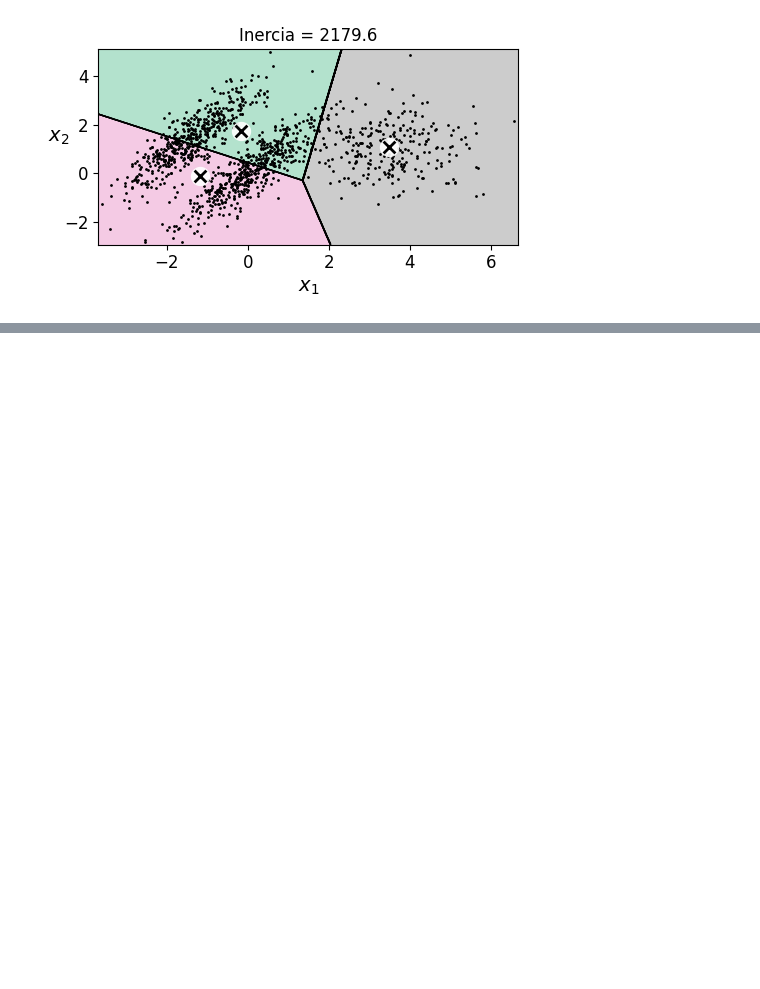
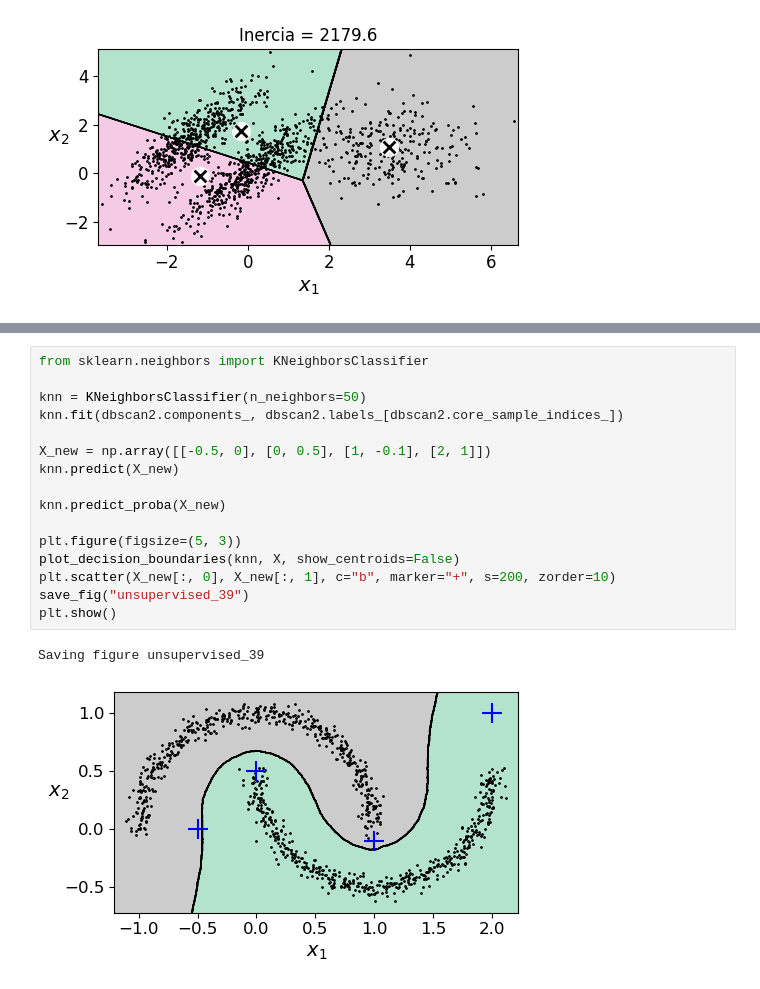
Before and after one commit to basictask/Elemzesmodszertan, a Jupyter notebook: 7_unsupervised/doc/images/unsupervised.ipynb, the cells around one changed output, grey strips where cells are left out. Drawn from its saved outputs; the diff is of its cells as text; blank space fills up the shorter version.

```diff
--- a/7_unsupervised/doc/images/unsupervised.ipynb
+++ b/7_unsupervised/doc/images/unsupervised.ipynb
@@ -855,0 +895,19 @@ Saving figure unsupervised_38
+# %%
+from sklearn.neighbors import KNeighborsClassifier
+
+knn = KNeighborsClassifier(n_neighbors=50)
+knn.fit(dbscan2.components_, dbscan2.labels_[dbscan2.core_sample_indices_])
+
+X_new = np.array([[-0.5, 0], [0, 0.5], [1, -0.1], [2, 1]])
+knn.predict(X_new)
+
+knn.predict_proba(X_new)
+
+plt.figure(figsize=(5, 3))
+plot_decision_boundaries(knn, X, show_centroids=False)
+plt.scatter(X_new[:, 0], X_new[:, 1], c="b", marker="+", s=200, zorder=10)
+save_fig("unsupervised_39")
+plt.show()
+# %% [output]
+Saving figure unsupervised_39
+[figure, added]
```
Also changed, not shown: parts of 3 cells of this notebook, 20 other files.
